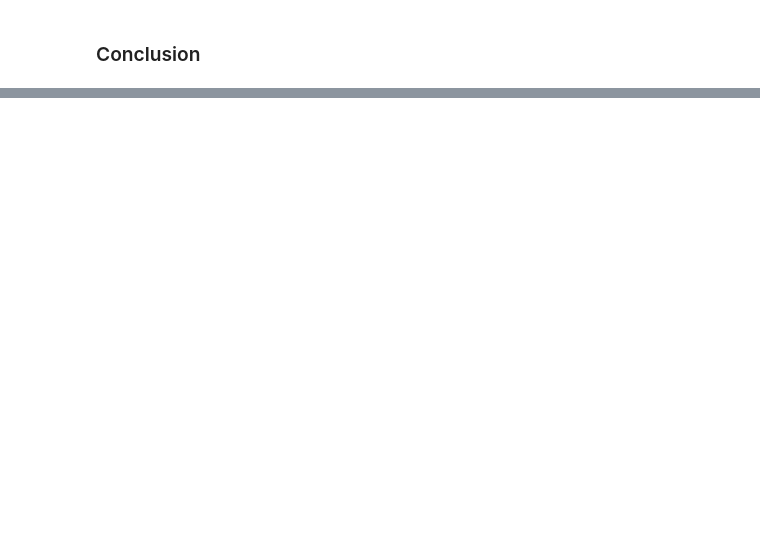
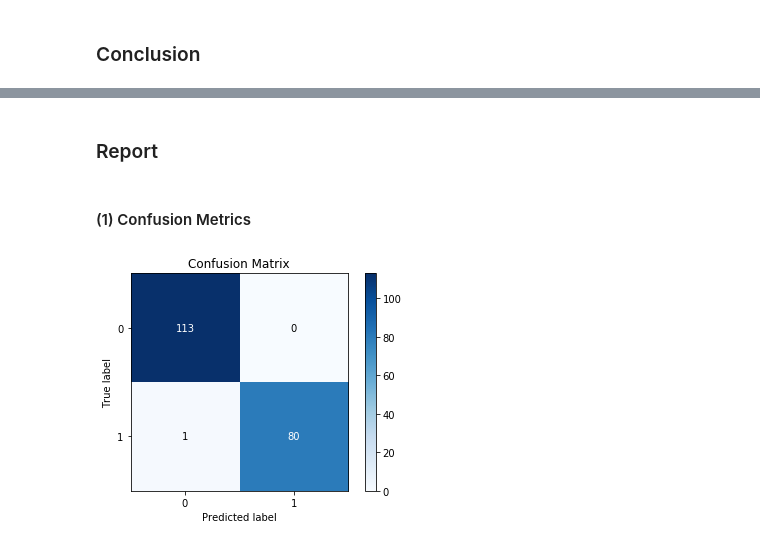
Before and after one commit to kaitensushitogo/Fraudulent-Firm-Classification-Case-Study-of-External-Audit, a Jupyter notebook: Fraudulent_Firm_Classification_Part 1.ipynb, the cells around one changed output, grey strips where cells are left out. Drawn from its saved outputs; the diff is of its cells as text; code cells hidden in the pictures; blank space fills up the shorter version.

```diff
--- a/Fradulent_Firm_Regression_and_Classification_Project1.ipynb
+++ b/Fraudulent_Firm_Classification_Part 1.ipynb
@@ -613,0 +624,33 @@ report
+# %%
+X_train_final, X_test_final, y_train_final, y_test_final = train_test_split(clf_X,clf_y, shuffle=True, random_state=101)
+# %%
+scaler = StandardScaler()
+scaled_X_train_final = scaler.fit_transform(X_train_final)
+scaled_X_test_final = scaler.transform(X_test_final)
+# %%
+from sklearn.metrics import accuracy_score, precision_score,recall_score,f1_score,roc_auc_score, confusion_matrix
+import scikitplot
+from scikitplot.metrics import plot_confusion_matrix
+
+def metrics(model,y_test,y_pred):
+    metrics = {'Accuracy Score':accuracy_score(y_test, y_pred),
+                'Precision Score':precision_score(y_test, y_pred),
+                'Recall Score':recall_score(y_test, y_pred),
+                'F1 Score': f1_score(y_test, y_pred),
+                'ROC AUC Score':roc_auc_score(y_test, y_pred)
+                }
+
+    metrics_tbl = pd.DataFrame.from_dict(metrics, orient='index',columns=['Scores'])
+    plot_confusion_matrix(y_test_final, y_pred_final)
+    return metrics_tbl
+# %%
+log_reg = LogisticRegression(C=10, penalty='l1').fit(scaled_X_train_final, y_train_final)
+y_pred_final = log_reg.predict(scaled_X_test_final)
+# %% [markdown]
+### Report
+# %% [markdown]
+#### (1) Confusion Metrics
+# %%
+df_metrics = metrics(log_reg, y_test_final, y_pred_final)
+# %% [output]
+[figure, added]
```
Also changed, not shown: parts of 30 cells of this notebook, 2 other files.
